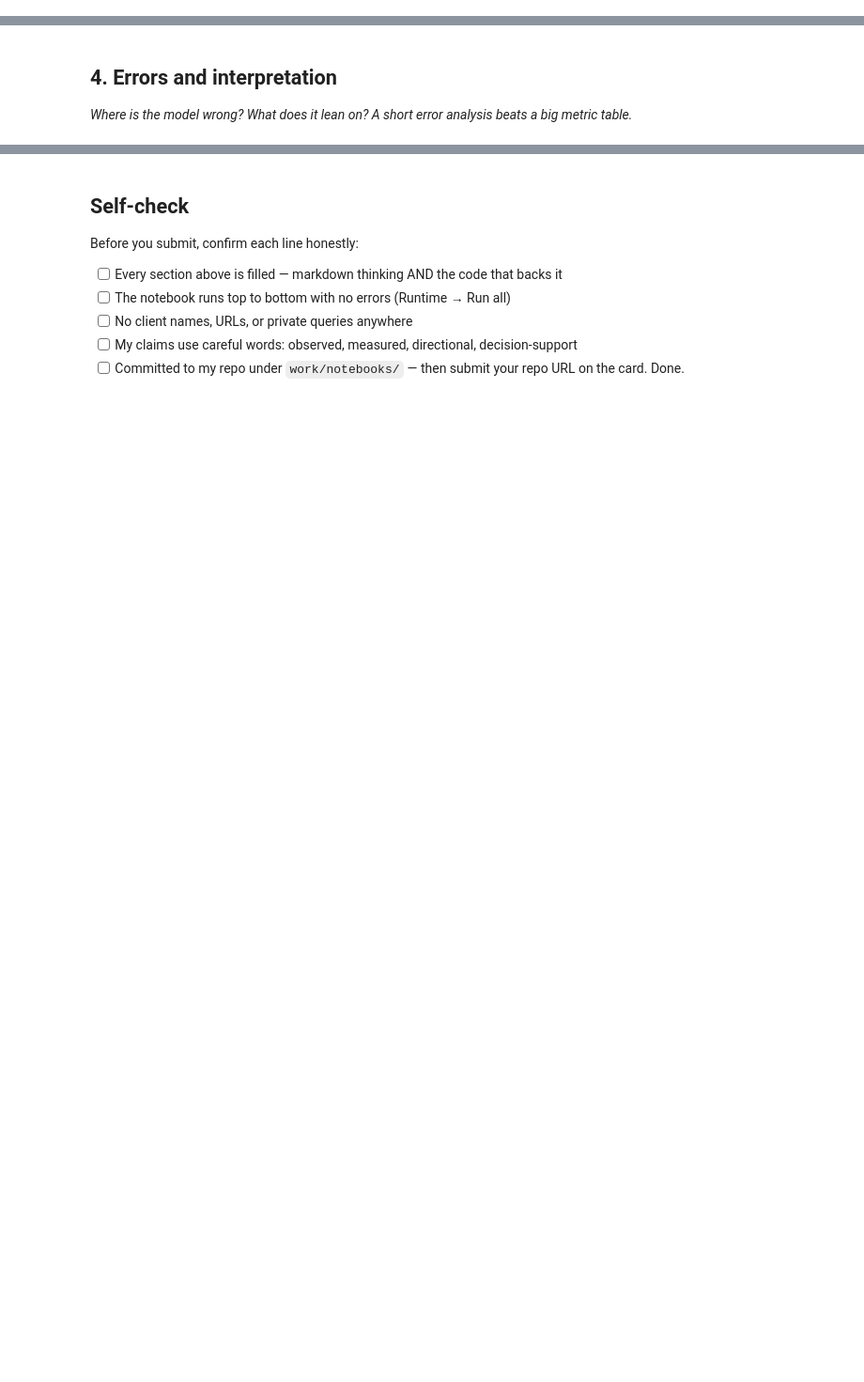
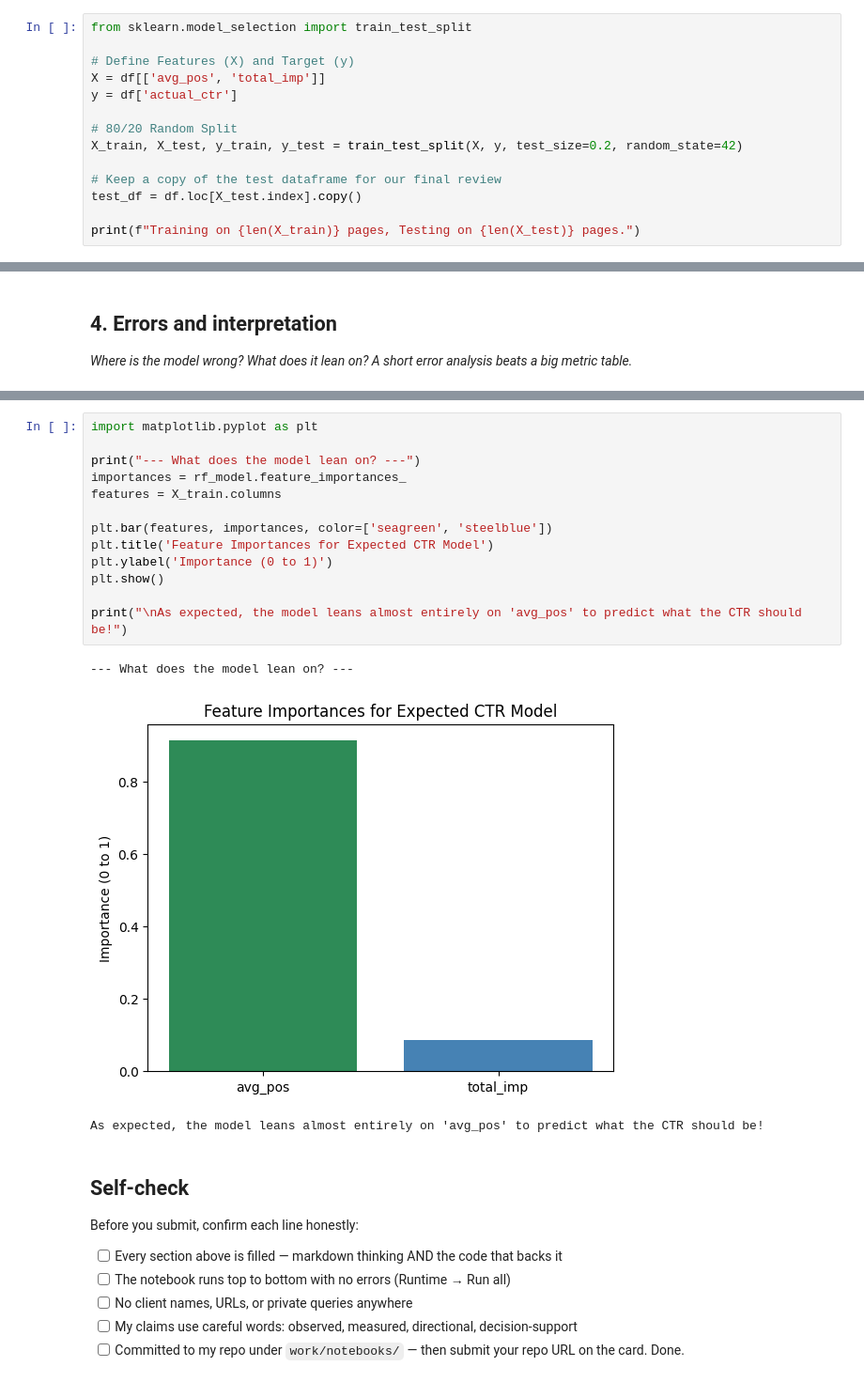
Before and after one commit to Mahmoud-Beram/flyrank-ml-internship, a Jupyter notebook: work/notebooks/w05_model.ipynb, the cells around one changed output, grey strips where cells are left out. Shown at 94% size. Drawn from its saved outputs; the diff is of its cells as text; blank space fills up the shorter version.

```diff
--- a/work/notebooks/w05_model.ipynb
+++ b/work/notebooks/w05_model.ipynb
@@ -22,0 +56,14 @@ This skeleton is yours to fill. Work the sections **in order** — each one has
+# %%
+from sklearn.model_selection import train_test_split
+
+# Define Features (X) and Target (y)
+X = df[['avg_pos', 'total_imp']]
+y = df['actual_ctr']
+
+# 80/20 Random Split
+X_train, X_test, y_train, y_test = train_test_split(X, y, test_size=0.2, random_state=42)
+
+# Keep a copy of the test dataframe for our final review
+test_df = df.loc[X_test.index].copy()
+
+print(f"Training on {len(X_train)} pages, Testing on {len(X_test)} pages.")
@@ -37,3 +149,20 @@ This skeleton is yours to fill. Work the sections **in order** — each one has
+# %%
+import matplotlib.pyplot as plt
+
+print("--- What does the model lean on? ---")
+importances = rf_model.feature_importances_
+features = X_train.columns
+
+plt.bar(features, importances, color=['seagreen', 'steelblue'])
+plt.title('Feature Importances for Expected CTR Model')
+plt.ylabel('Importance (0 to 1)')
+plt.show()
+
+print("\nAs expected, the model leans almost entirely on 'avg_pos' to predict what the CTR should be!")
+# %% [output]
+--- What does the model lean on? ---
+[figure, added]
+As expected, the model leans almost entirely on 'avg_pos' to predict what the CTR should be!
 # %% [markdown]
 ## Self-check
 
```
Also changed, not shown: parts of 11 cells of this notebook.
